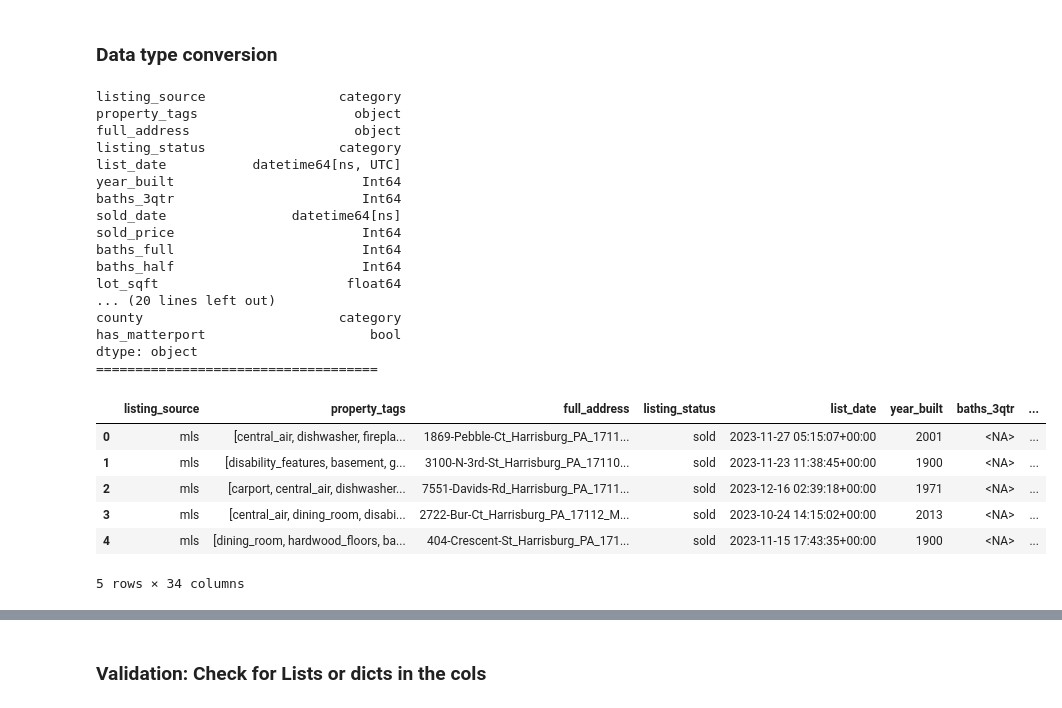
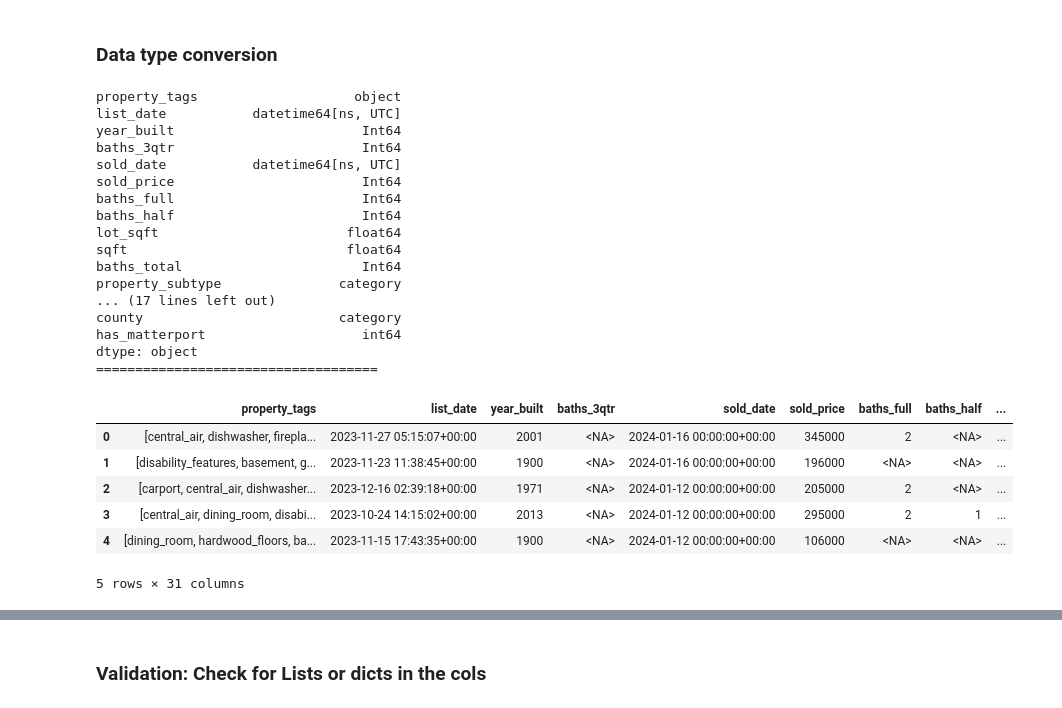
Before and after one commit to nn4ncyy/LHL-supervised-learning-midterm, a Jupyter notebook: notebooks/1 - EDA.ipynb, the cells around one changed output, grey strips where cells are left out. Cells and saved outputs as stored; diff of their text form; code cells hidden in the pictures.

```diff
--- a/notebooks/1 - EDA.ipynb
+++ b/notebooks/1 - EDA.ipynb
@@ -165,7 +165,7 @@ columns_to_drop = [
     'other_listings.rdc[2].listing_id', 'other_listings.rdc[2].status',
     'other_listings.rdc[3].listing_id', 'other_listings.rdc[3].status',
     'other_listings.rdc[3].primary', 'other_listings.rdc[2].primary',
-    'other_listings.rdc[2].listing_key',
+    'other_listings.rdc[2].listing_key', 'status','source.type',
     'other_listings.rdc[3].listing_key', 'branding[0].photo',
     'other_listings.rdc[4].listing_key', 'other_listings.rdc[4].primary',
     'other_listings.rdc[5].listing_key', 'other_listings.rdc[5].primary',
@@ -185,7 +185,7 @@ columns_to_drop = [
     'source.plan_id', 'source.spec_id', 'source', 'products',
     'last_update_date', 'lead_attributes.show_contact_an_agent',
     'location.county.fips_code', 'location.address.coordinate',
-    'flags.is_foreclosure',
+    'flags.is_foreclosure','permalink',
 
     # Empty Columns
     'baths_1qtr', 'location.county', 'property_name', 'is_subdivision',
@@ -408,55 +402,54 @@ Index(['listing_source', 'property_tags', 'full_address', 'listing_status',
 # %%
 from pandas import Int64Dtype
 
-# Assuming your DataFrame is named 'combined_df_renamed'
+# Convert to boolean
 def booleanConverter(column):
     combined_df_renamed[column] = combined_df_renamed[column].map({'True':True, 'False':False})
     return column
 # Convert to datetime
-combined_df_renamed['list_date'] = pd.to_datetime(combined_df_renamed['list_date'], errors='coerce')  # 'coerce' will turn invalid dates into NaT
-combined_df_renamed['sold_date'] = pd.to_datetime(combined_df_renamed['sold_date'], errors='coerce')
+combined_df_renamed['list_date'] = pd.to_datetime(combined_df_renamed['list_date'], errors='coerce', utc = True)  # 'coerce' will turn invalid dates into NaT
+combined_df_renamed['sold_date'] = pd.to_datetime(combined_df_renamed['sold_date'], errors='coerce', utc = True)
 
 # Integer columns (using Int64 to handle missing values)
 numerical_features = ['year_built', 'baths_3qtr', 'baths_full', 'baths_half','baths_total' , 'sold_price', 'price_reduction','garage_spaces', 'num_stories', 'beds']
 for col in numerical_features:
     combined_df_renamed[col] = combined_df_renamed[col].astype(Int64Dtype())
 
 #Boolean Converter function
 bool_like = ['is_price_reduced', 'is_new_listing', 'has_matterport']
 for column in bool_like:
     combined_df_renamed[column] = np.where(combined_df_renamed[column].isin(['True', 'False']), combined_df_renamed[column].map({'True': True, 'False': False}), combined_df_renamed[column])
-    combined_df_renamed[column] = combined_df_renamed[column].fillna(False)
-
+    combined_df_renamed[column] = combined_df_renamed[column].fillna(False).astype(int) # Convert to 0 and 1
 # Convert to category
-category_cols = ['listing_source', 'property_subtype', 'property_type', 'city', 'state', 'state_code', 'county', 'listing_status']
+category_cols = ['property_subtype', 'property_type', 'city', 'state', 'state_code', 'county']
 for col in category_cols:
     combined_df_renamed[col] = combined_df_renamed[col].astype('category')
 # Print dtypes to verify
 print(combined_df_renamed.dtypes)
 print("====================================")
 display(combined_df_renamed.head())
 # %% [output]
-listing_source                 category
 property_tags                    object
-full_address                     object
-listing_status                 category
 list_date           datetime64[ns, UTC]
 year_built                        Int64
 baths_3qtr                        Int64
-sold_date                datetime64[ns]
+sold_date           datetime64[ns, UTC]
 sold_price                        Int64
 baths_full                        Int64
 baths_half                        Int64
 lot_sqft                        float64
-... (20 lines left out)
+sqft                            float64
+baths_total                       Int64
+property_subtype               category
+... (17 lines left out)
 county                         category
-has_matterport                     bool
+has_matterport                    int64
 dtype: object
 ====================================
-|  | listing_source | property_tags | full_address | listing_status | list_date | year_built | baths_3qtr | ... |
-| 0 | mls | [central_air, dishwasher, firepla... | 1869-Pebble-Ct_Harrisburg_PA_1711... | sold | 2023-11-27 05:15:07+00:00 | 2001 | <NA> | ... |
-| 1 | mls | [disability_features, basement, g... | 3100-N-3rd-St_Harrisburg_PA_17110... | sold | 2023-11-23 11:38:45+00:00 | 1900 | <NA> | ... |
-| 2 | mls | [carport, central_air, dishwasher... | 7551-Davids-Rd_Harrisburg_PA_1711... | sold | 2023-12-16 02:39:18+00:00 | 1971 | <NA> | ... |
-| 3 | mls | [central_air, dining_room, disabi... | 2722-Bur-Ct_Harrisburg_PA_17112_M... | sold | 2023-10-24 14:15:02+00:00 | 2013 | <NA> | ... |
-| 4 | mls | [dining_room, hardwood_floors, ba... | 404-Crescent-St_Harrisburg_PA_171... | sold | 2023-11-15 17:43:35+00:00 | 1900 | <NA> | ... |
+|  | property_tags | list_date | year_built | baths_3qtr | sold_date | sold_price | baths_full | baths_half | ... |
+| 0 | [central_air, dishwasher, firepla... | 2023-11-27 05:15:07+00:00 | 2001 | <NA> | 2024-01-16 00:00:00+00:00 | 345000 | 2 | <NA> | ... |
+| 1 | [disability_features, basement, g... | 2023-11-23 11:38:45+00:00 | 1900 | <NA> | 2024-01-16 00:00:00+00:00 | 196000 | <NA> | <NA> | ... |
+| 2 | [carport, central_air, dishwasher... | 2023-12-16 02:39:18+00:00 | 1971 | <NA> | 2024-01-12 00:00:00+00:00 | 205000 | 2 | <NA> | ... |
+| 3 | [central_air, dining_room, disabi... | 2023-10-24 14:15:02+00:00 | 2013 | <NA> | 2024-01-12 00:00:00+00:00 | 295000 | 2 | 1 | ... |
+| 4 | [dining_room, hardwood_floors, ba... | 2023-11-15 17:43:35+00:00 | 1900 | <NA> | 2024-01-12 00:00:00+00:00 | 106000 | <NA> | <NA> | ... |
-5 rows × 34 columns
+5 rows × 31 columns
```
Also changed, not shown: parts of 29 cells of this notebook, 2 other files.
